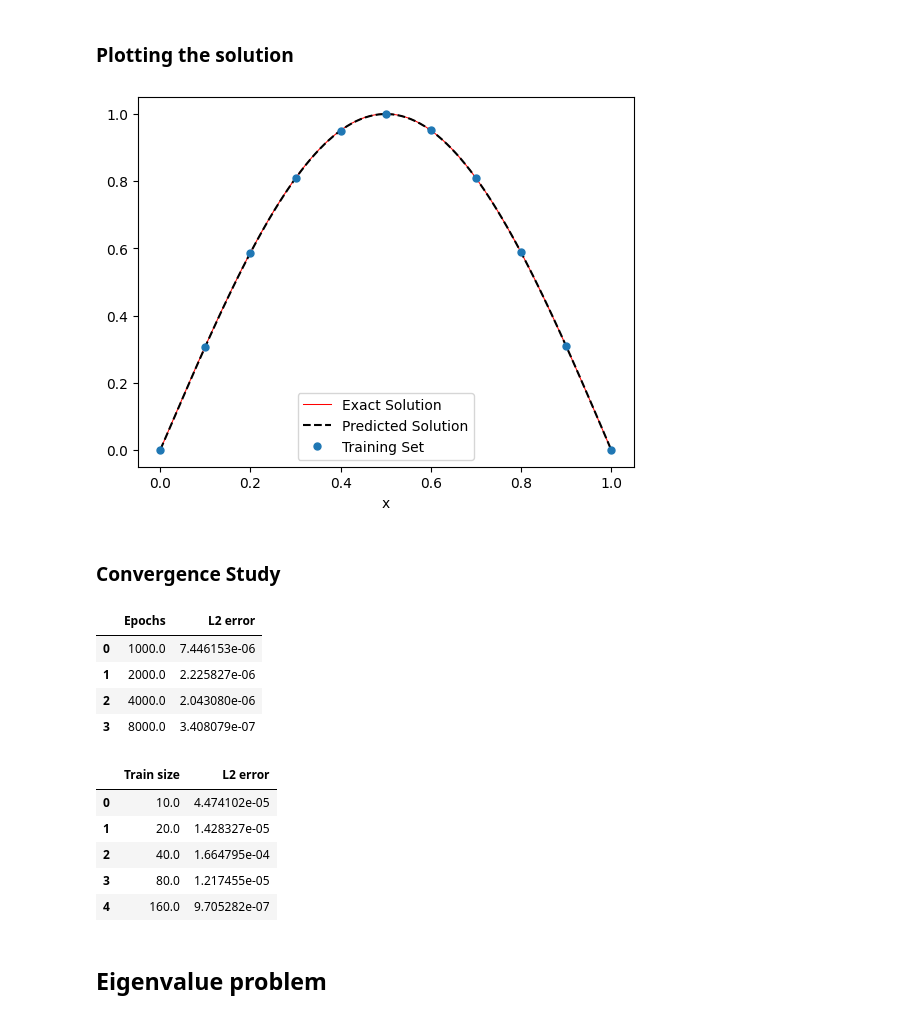
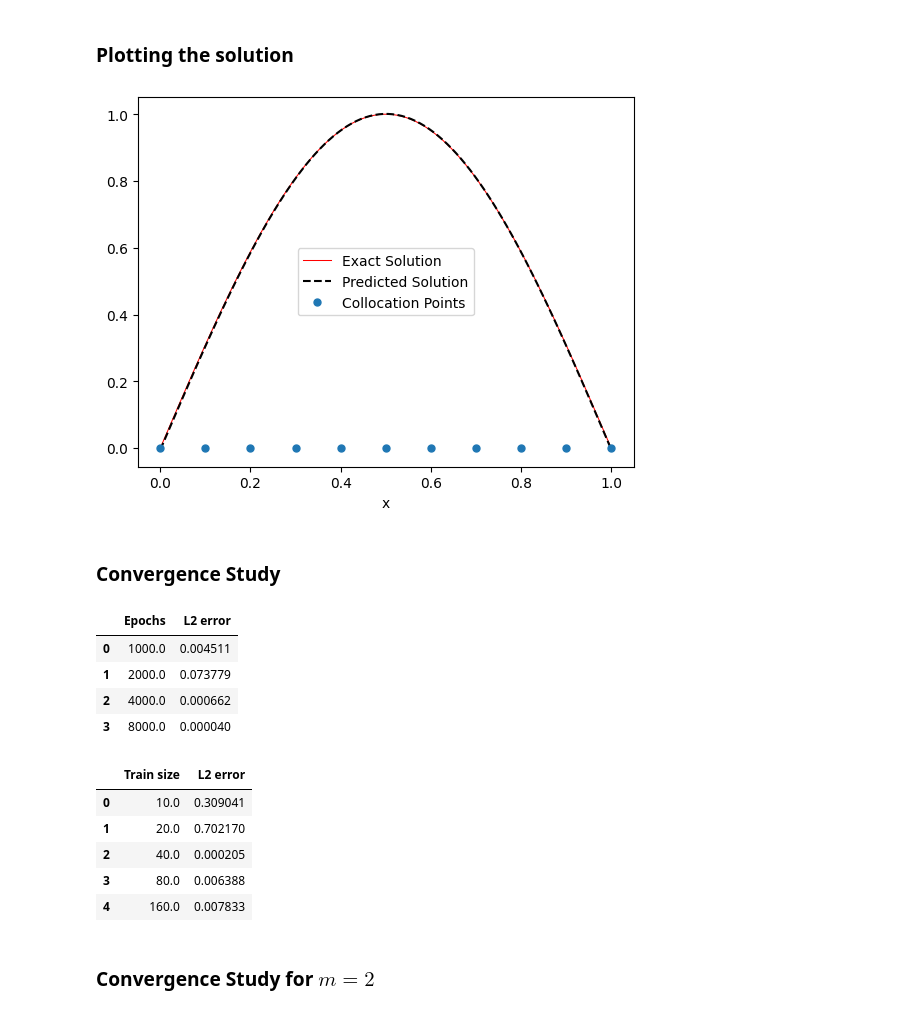
Before and after one commit to Shivam-3921/Physics_Informed_Neural_Networks_for_solving_differential_equations, a Jupyter notebook: PINNs.ipynb, the cells around one changed output. Drawn from its saved outputs; the diff is of its cells as text; code cells hidden in the pictures.

```diff
--- a/PINNs.ipynb
+++ b/PINNs.ipynb
@@ -39,11 +39,15 @@ class PINN(nn.Module):
     def __init__(self):
         super(PINN, self).__init__()
         self.net = nn.Sequential(
-            nn.Linear(1, 64),           # here 1 describes that we are working in 1D
+            nn.Linear(1, 512),           # here 1 describes that we are working in 1D
             nn.Tanh(),
-            nn.Linear(64, 32),
+            nn.Linear(512, 256),
             nn.Tanh(),
-            nn.Linear(32, 1)
+            nn.Linear(256, 128),
+            nn.Tanh(),
+            nn.Linear(128, 64),
+            nn.Tanh(),
+            nn.Linear(64, 1)
         )
 
     def forward(self, x):
@@ -77,7 +81,7 @@ $$
 $$
 $N_i$ describes the number of collocation points which act as checkpoints to check whether the network prediction $u$ satisfies the PDE. $MSE_i$ describes the interior loss of network prediction, and $MSE_b$ describes the boundary loss. The collocation points, along with the endpoints, serve as training data for PINNs.
 # %%
-def compute_loss(model: nn.Module, x_train: torch.Tensor):
+def compute_loss(model: nn.Module, x_train: torch.Tensor,m=1):
     # evaluating u(x), f(x), du/dx, d^2u/dx^2 at training data points
     x_train.requires_grad_(True)
     u = model(x_train)                      # model prediction on training data
@@ -85,7 +89,7 @@ def compute_loss(model: nn.Module, x_train: torch.Tensor):
     d2u = grad(du,x_train)
 
     #ODE residual: -u"(x)+ u(x) - f(x)
-    residual = -d2u[1:-1] + u[1:-1] - f(x_train[1:-1])     # ODE-based interior residual
+    residual = -d2u[1:-1] + u[1:-1] - f(x_train[1:-1],m)     # ODE-based interior residual
     interior_loss = torch.mean(residual ** 2)              # mean-squared interior loss
 
     #calculating boundary loss for problem
@@ -165,22 +171,21 @@ tensor([[ 0.0000e+00],
 Here, Adam optimizer with learning rate 0.001 is used to minimize the loss function described above.
 # %%
 # defining a function to train PINN
-def train_PINN(x_train,num_epochs,verbose = True):
+def train_PINN(x_train,num_epochs,m=1,verbose = True):
     model = PINN()
     optimizer = torch.optim.Adam(model.parameters(), lr=0.001)
-
     # Iterate training over epochs
     for epoch in range(num_epochs):
-        loss = compute_loss(model, x_train)
+        loss = compute_loss(model, x_train,m)
         optimizer.zero_grad()
         loss.backward()
         optimizer.step()
 
         if epoch % 500 == 0 and verbose ==True:
-            print(f"Full Training Epoch {epoch}, Loss: {loss.item():.6f}")
+            print(f"Full Training Epoch {epoch}, Loss: {loss.item():.6f},m:{m}")
 
     return model
 # %%
-num_epochs = 2000
+num_epochs = 2500
 u = train_PINN(x_train,num_epochs)
 # %% [output]
@@ -234,12 +240,12 @@ y_pred = y_pred.detach().numpy()
 # %%
 plt.plot(x_test,y_test,label = "Exact Solution",linestyle="-",color = "red",linewidth = 0.75)
 plt.plot(x_test,y_pred,label = "Predicted Solution",linestyle="--",linewidth = 1.5,color = "black")
-plt.plot(x_train,y_train,label="Training Set",linestyle = "None", marker = "o",markersize  =5)
+plt.plot(x_train,np.zeros_like(x_train),label="Collocation Points",linestyle = "None", marker = "o",markersize  =5)
 plt.xlabel("x")
 plt.legend()
 plt.show()
 # %% [output]
-[figure, old version]
+[figure, new version]
 # %% [markdown]
 ### Convergence Study
 # %%
@@ -256,7 +262,7 @@ x_test = torch.linspace(0,1,n_test).reshape(-1,1)
 y_test = u_exact(x_test)
 
 for epoch in epochs:
-    u = train_PINN(x_train,num_epochs,verbose=False)
+    u = train_PINN(x_train,epoch,verbose=False)
     y_pred = u(x_test)
 
     L2_err.append(L2_error(y_pred,y_test).detach().numpy())
@@ -265,13 +271,14 @@ table = pd.DataFrame(data= np.transpose([epochs, L2_err]),columns=["Epochs","L2
 table
 # %% [output]
 |  | Epochs | L2 error |
-| 0 | 1000.0 | 7.446153e-06 |
-| 1 | 2000.0 | 2.225827e-06 |
-| 2 | 4000.0 | 2.043080e-06 |
-| 3 | 8000.0 | 3.408079e-07 |
+| 0 | 1000.0 | 0.004511 |
+| 1 | 2000.0 | 0.073779 |
+| 2 | 4000.0 | 0.000662 |
+| 3 | 8000.0 | 0.000040 |
 # %%
 train_size = [10,20,40,80,160]
 L2_err = []
+num_epochs = 5000
 
 # generate the test set
 n_test = 1000
@@ -291,10 +298,10 @@ table = pd.DataFrame(data= np.transpose([train_size, L2_err]),columns=["Train si
 table
 # %% [output]
 |  | Train size | L2 error |
-| 0 | 10.0 | 4.474102e-05 |
-| 1 | 20.0 | 1.428327e-05 |
-| 2 | 40.0 | 1.664795e-04 |
-| 3 | 80.0 | 1.217455e-05 |
-| 4 | 160.0 | 9.705282e-07 |
+| 0 | 10.0 | 0.309041 |
+| 1 | 20.0 | 0.702170 |
+| 2 | 40.0 | 0.000205 |
+| 3 | 80.0 | 0.006388 |
+| 4 | 160.0 | 0.007833 |
-# %% [markdown]
-## Eigenvalue problem
+# %% [markdown]
+### Convergence Study for $m=2$
```
Also changed, not shown: parts of 56 cells of this notebook.
